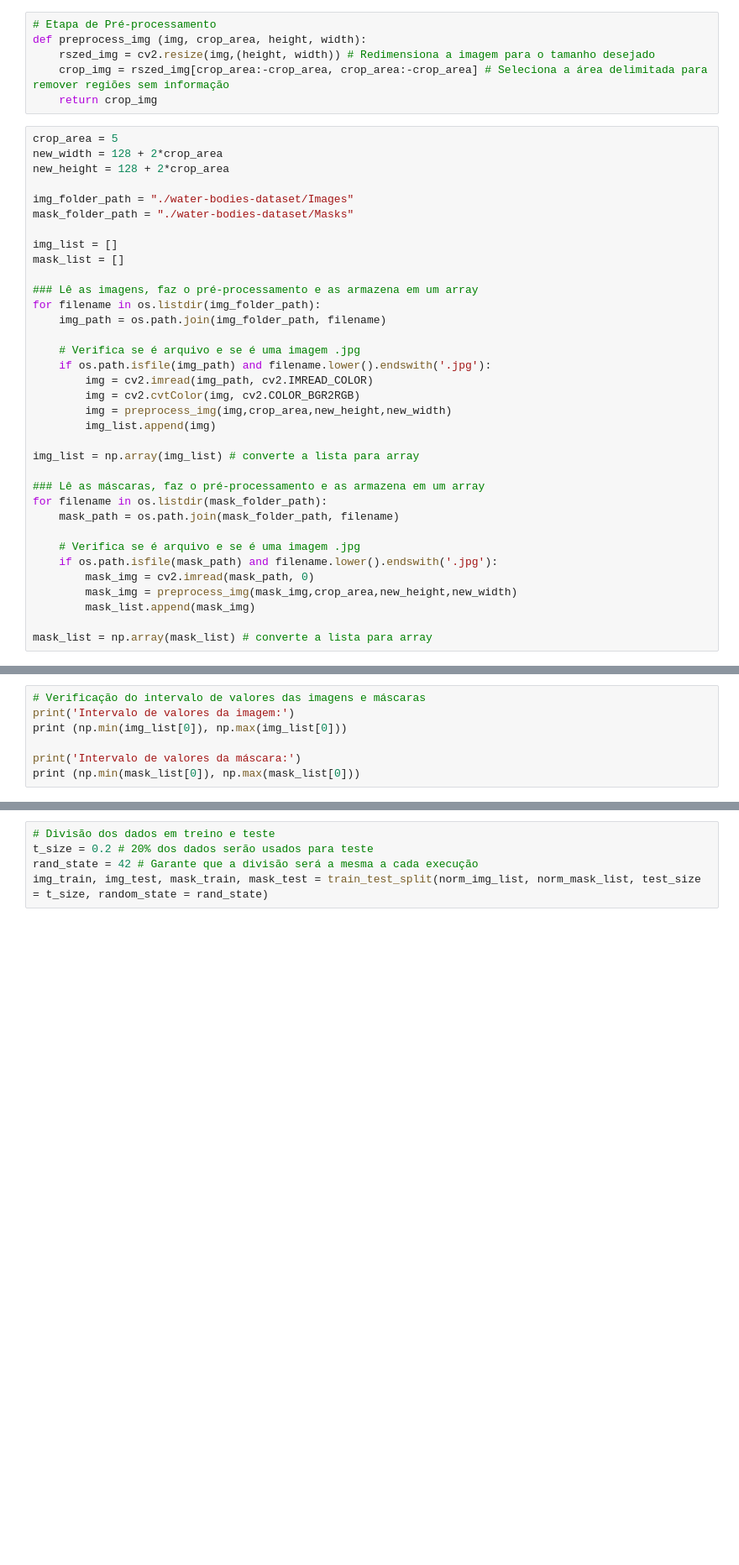
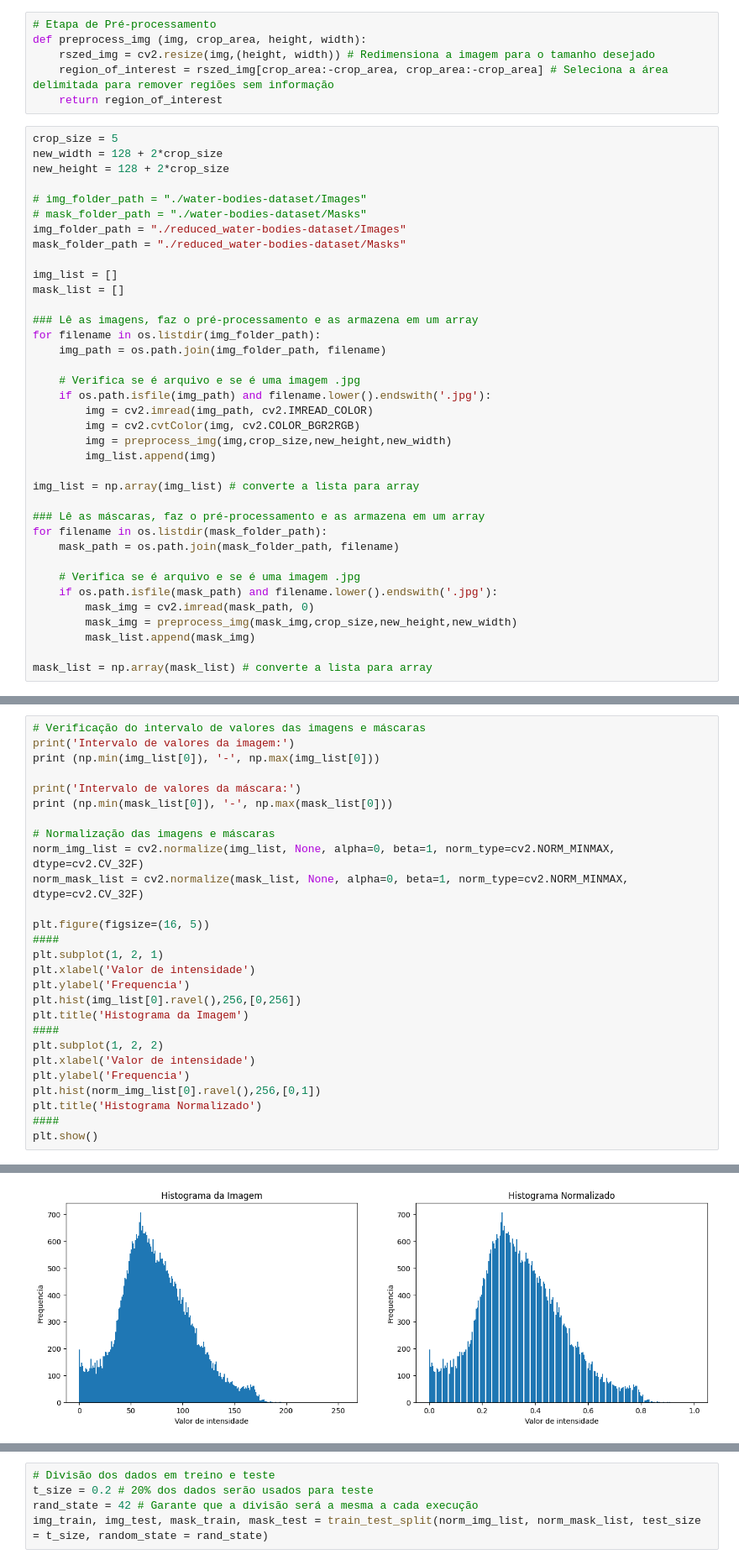
Before and after one commit to luiz1303/processamento-de-imagens, a Jupyter notebook: Trabalho_Final/main.ipynb, the cells around one changed output, grey strips where cells are left out. Shown at 84% size. Cells and saved outputs as stored; diff of their text form; blank space fills up the shorter version.

Commit message:
feat: adicionado histograma normalizado

```diff
--- a/Trabalho_Final/main.ipynb
+++ b/Trabalho_Final/main.ipynb
@@ -15,15 +15,17 @@ from sklearn.model_selection import train_test_split
 # Etapa de Pré-processamento
 def preprocess_img (img, crop_area, height, width):
     rszed_img = cv2.resize(img,(height, width)) # Redimensiona a imagem para o tamanho desejado
-    crop_img = rszed_img[crop_area:-crop_area, crop_area:-crop_area] # Seleciona a área delimitada para remover regiões sem informação
-    return crop_img
+    region_of_interest = rszed_img[crop_area:-crop_area, crop_area:-crop_area] # Seleciona a área delimitada para remover regiões sem informação
+    return region_of_interest
 # %%
-crop_area = 5
-new_width = 128 + 2*crop_area
-new_height = 128 + 2*crop_area
+crop_size = 5
+new_width = 128 + 2*crop_size
+new_height = 128 + 2*crop_size
 
-img_folder_path = "./water-bodies-dataset/Images"
-mask_folder_path = "./water-bodies-dataset/Masks"
+# img_folder_path = "./water-bodies-dataset/Images"
+# mask_folder_path = "./water-bodies-dataset/Masks"
+img_folder_path = "./reduced_water-bodies-dataset/Images"
+mask_folder_path = "./reduced_water-bodies-dataset/Masks"
 
 img_list = []
 mask_list = []
@@ -36,7 +38,7 @@ for filename in os.listdir(img_folder_path):
     if os.path.isfile(img_path) and filename.lower().endswith('.jpg'):
         img = cv2.imread(img_path, cv2.IMREAD_COLOR)
         img = cv2.cvtColor(img, cv2.COLOR_BGR2RGB)
-        img = preprocess_img(img,crop_area,new_height,new_width)
+        img = preprocess_img(img,crop_size,new_height,new_width)
         img_list.append(img)
 
 img_list = np.array(img_list) # converte a lista para array
@@ -48,7 +50,7 @@ for filename in os.listdir(mask_folder_path):
     # Verifica se é arquivo e se é uma imagem .jpg
     if os.path.isfile(mask_path) and filename.lower().endswith('.jpg'):
         mask_img = cv2.imread(mask_path, 0)
-        mask_img = preprocess_img(mask_img,crop_area,new_height,new_width)
+        mask_img = preprocess_img(mask_img,crop_size,new_height,new_width)
         mask_list.append(mask_img)
 
 mask_list = np.array(mask_list) # converte a lista para array
@@ -70,8 +72,28 @@ plt.show()
 # %%
 # Verificação do intervalo de valores das imagens e máscaras
 print('Intervalo de valores da imagem:')
-print (np.min(img_list[0]), np.max(img_list[0]))
+print (np.min(img_list[0]), '-', np.max(img_list[0]))
 
 print('Intervalo de valores da máscara:')
-print (np.min(mask_list[0]), np.max(mask_list[0]))
+print (np.min(mask_list[0]), '-', np.max(mask_list[0]))
+
+# Normalização das imagens e máscaras
+norm_img_list = cv2.normalize(img_list, None, alpha=0, beta=1, norm_type=cv2.NORM_MINMAX, dtype=cv2.CV_32F)
+norm_mask_list = cv2.normalize(mask_list, None, alpha=0, beta=1, norm_type=cv2.NORM_MINMAX, dtype=cv2.CV_32F)
+
+plt.figure(figsize=(16, 5))
+####
+plt.subplot(1, 2, 1)
+plt.xlabel('Valor de intensidade')
+plt.ylabel('Frequencia')
+plt.hist(img_list[0].ravel(),256,[0,256])
+plt.title('Histograma da Imagem')
+####
+plt.subplot(1, 2, 2)
+plt.xlabel('Valor de intensidade')
+plt.ylabel('Frequencia')
+plt.hist(norm_img_list[0].ravel(),256,[0,1])
+plt.title('Histograma Normalizado')
+####
+plt.show()
 # %% [output]
@@ -81,0 +104 @@ Valor min e max da máscara:
+[figure, added]
```
Also changed, not shown: parts of 7 cells of this notebook, 1 other file.
